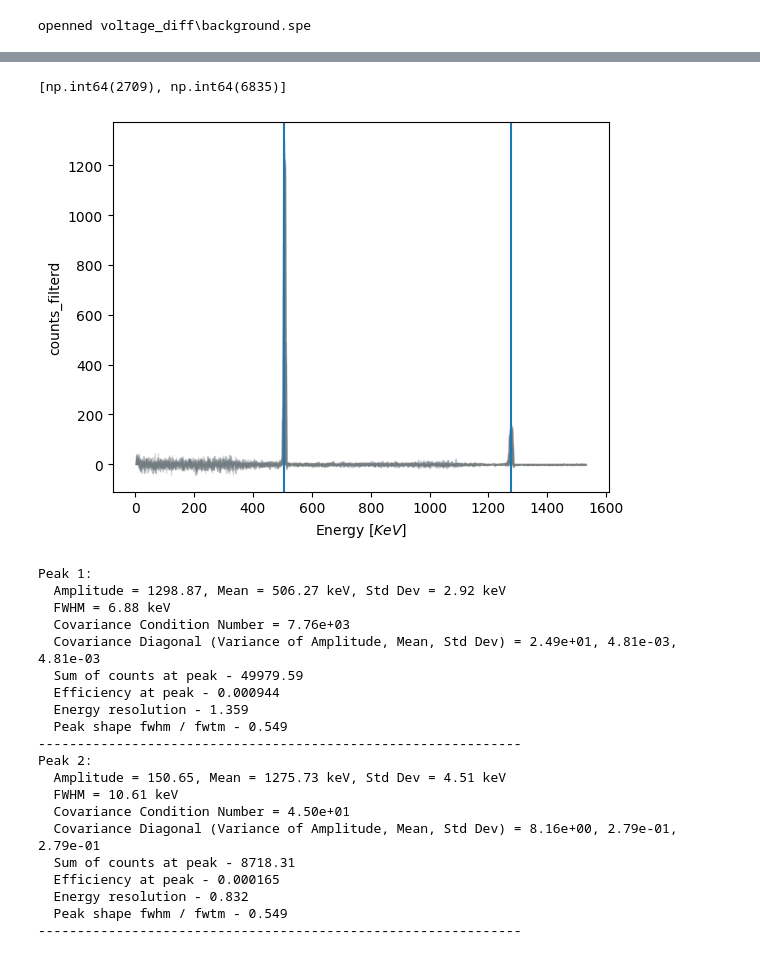
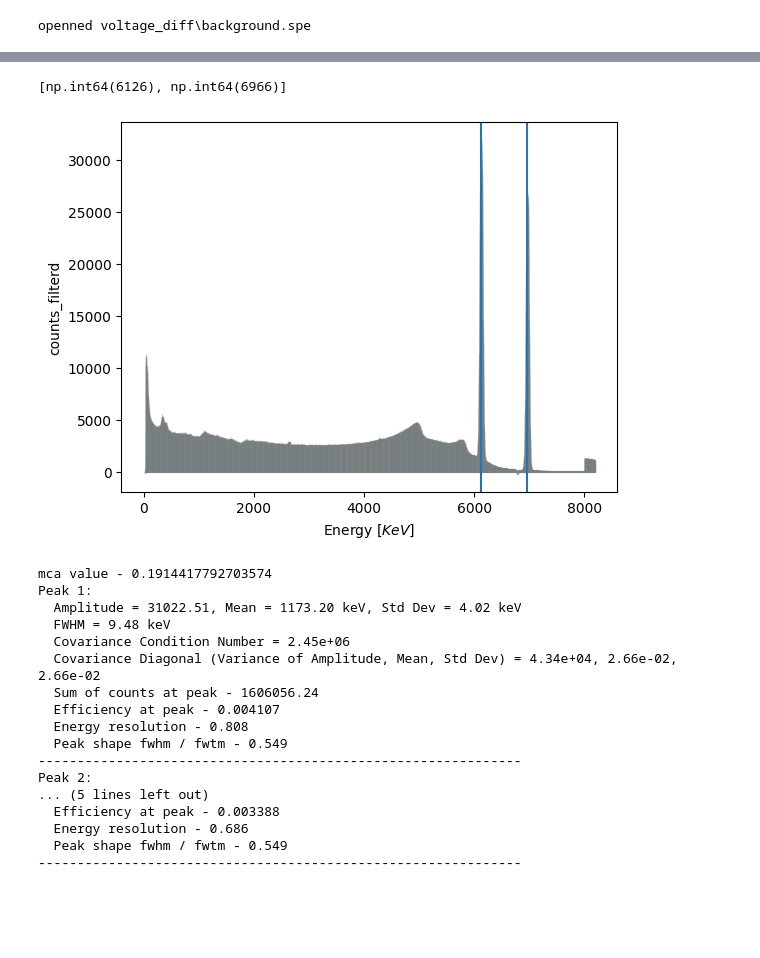
Before and after one commit to AlexanderWalker2/gamma-spectroscopy-, a Jupyter notebook: spectrocopy peak detection note book.ipynb, the cells around one changed output, grey strips where cells are left out. Cells and saved outputs as stored; diff of their text form; code cells hidden in the pictures; blank space fills up the shorter version.

```diff
--- a/spectrocopy peak detection note book.ipynb
+++ b/spectrocopy peak detection note book.ipynb
@@ -136,22 +139,22 @@ plt.show()
 # %%
-peak_indices, peak_dict = sc.signal.find_peaks(counts_filterd[energy > 400], prominence = 100, height=1, width=10)
+peak_indices, peak_dict = sc.signal.find_peaks(counts_filterd, prominence = 100, height=1, width=10)
 peak_heights = peak_dict['peak_heights']
-peak_indices=peak_indices + int(400/mca)
+peak_indices=peak_indices
 
 peaks = [peak_indices[np.argmax(peak_heights)], peak_indices[np.argpartition(peak_heights,-2)[-2]]]
 num = np.size(peaks)
 
 print(peaks)
 
-plt.bar(energy, counts_filterd, edgecolor='grey', alpha = 0.3)
-[plt.axvline(x = energy[c]) for c in peaks]
+plt.bar(bins, counts_filterd, edgecolor='grey', alpha = 0.3)
+[plt.axvline(x = bins[c]) for c in peaks]
 
 plt.xlabel(r'Energy [$KeV$]')
 plt.ylabel('counts_filterd')
 plt.show()
 # %% [output]
-[np.int64(2709), np.int64(6835)]
+[np.int64(6126), np.int64(6966)]
-[figure, old version]
+[figure, new version]
 # %%
 width = 100
 activity = 4.2e5
@@ -175,6 +178,9 @@ fwtm_array = np.zeros((num,1))
 for c in range(0, num):
     initial_guess = [counts_filterd[peaks[c]],peaks[c], 1]
     popt, pcov = sc.optimize.curve_fit(gaussian, bins[peaks[c]-width:peaks[c]+width], counts_filterd[peaks[c]-width:peaks[c]+width], p0=initial_guess)
+    if c == 0:
+        mca = Iso_peaks[file_path[file_path.find('\\')+1:-4]]/popt[1]
+        print(f'mca value - {mca}')
     popt[1:] = popt[1:]*mca
     param_array[c] = popt
     covariance_array[c] = [np.linalg.cond(pcov), *np.diag(pcov)]
@@ -195,24 +201,21 @@ for c in range(0, num):
     #print(f'  Relative efficency - {popt[1]}')
     print("--------------------------------------------------------------")
 # %% [output]
+mca value - 0.1914417792703574
 Peak 1:
-  Amplitude = 1298.87, Mean = 506.27 keV, Std Dev = 2.92 keV
-  FWHM = 6.88 keV
-  Covariance Condition Number = 7.76e+03
-  Covariance Diagonal (Variance of Amplitude, Mean, Std Dev) = 2.49e+01, 4.81e-03, 4.81e-03
-  Sum of counts at peak - 49979.59
-  Efficiency at peak - 0.000944
-  Energy resolution - 1.359
+  Amplitude = 31022.51, Mean = 1173.20 keV, Std Dev = 4.02 keV
+  FWHM = 9.48 keV
+  Covariance Condition Number = 2.45e+06
+  Covariance Diagonal (Variance of Amplitude, Mean, Std Dev) = 4.34e+04, 2.66e-02, 2.66e-02
+  Sum of counts at peak - 1606056.24
+  Efficiency at peak - 0.004107
+  Energy resolution - 0.808
   Peak shape fwhm / fwtm - 0.549
 --------------------------------------------------------------
 Peak 2:
-  Amplitude = 150.65, Mean = 1275.73 keV, Std Dev = 4.51 keV
-  FWHM = 10.61 keV
-  Covariance Condition Number = 4.50e+01
-  Covariance Diagonal (Variance of Amplitude, Mean, Std Dev) = 8.16e+00, 2.79e-01, 2.79e-01
-  Sum of counts at peak - 8718.31
-  Efficiency at peak - 0.000165
-  Energy resolution - 0.832
+... (5 lines left out)
+  Efficiency at peak - 0.003388
+  Energy resolution - 0.686
   Peak shape fwhm / fwtm - 0.549
 --------------------------------------------------------------
 # %%
```
Also changed, not shown: parts of 7 cells of this notebook, 2 other files.
